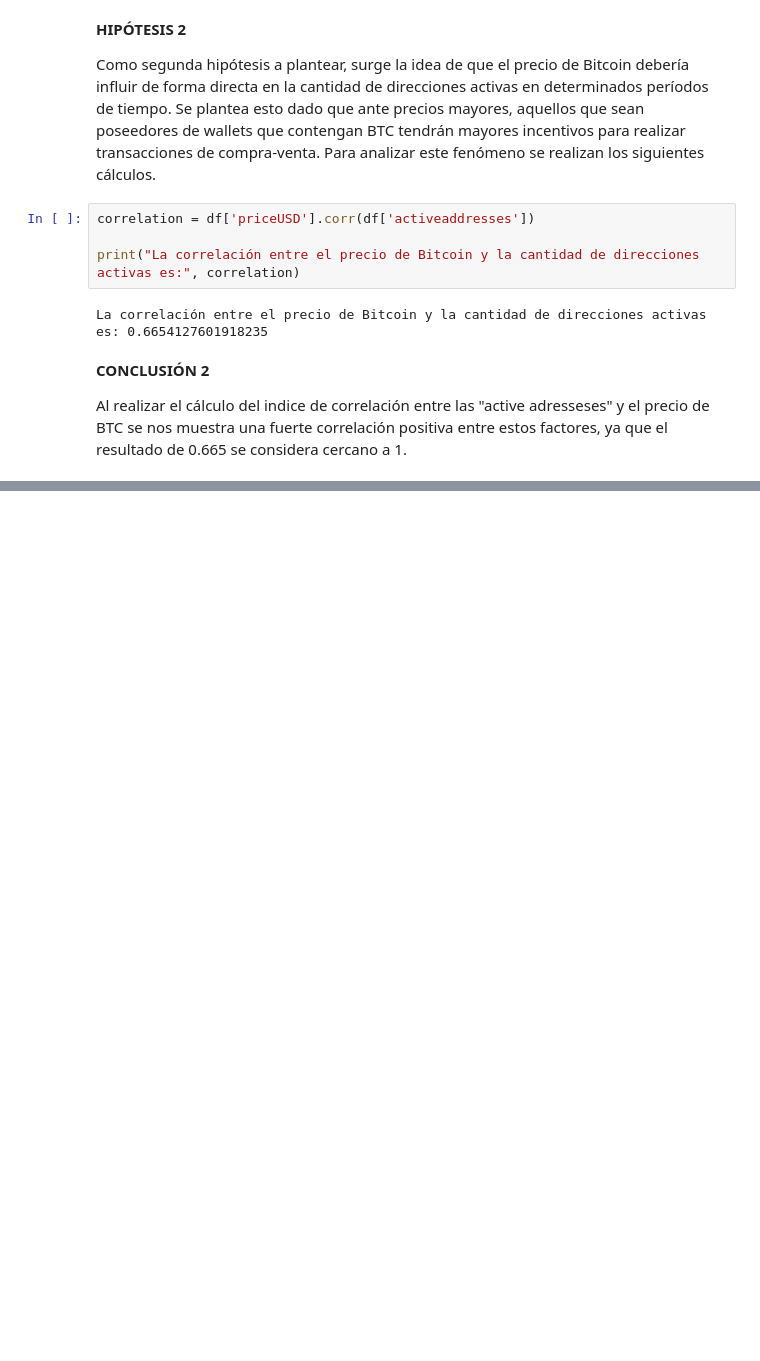
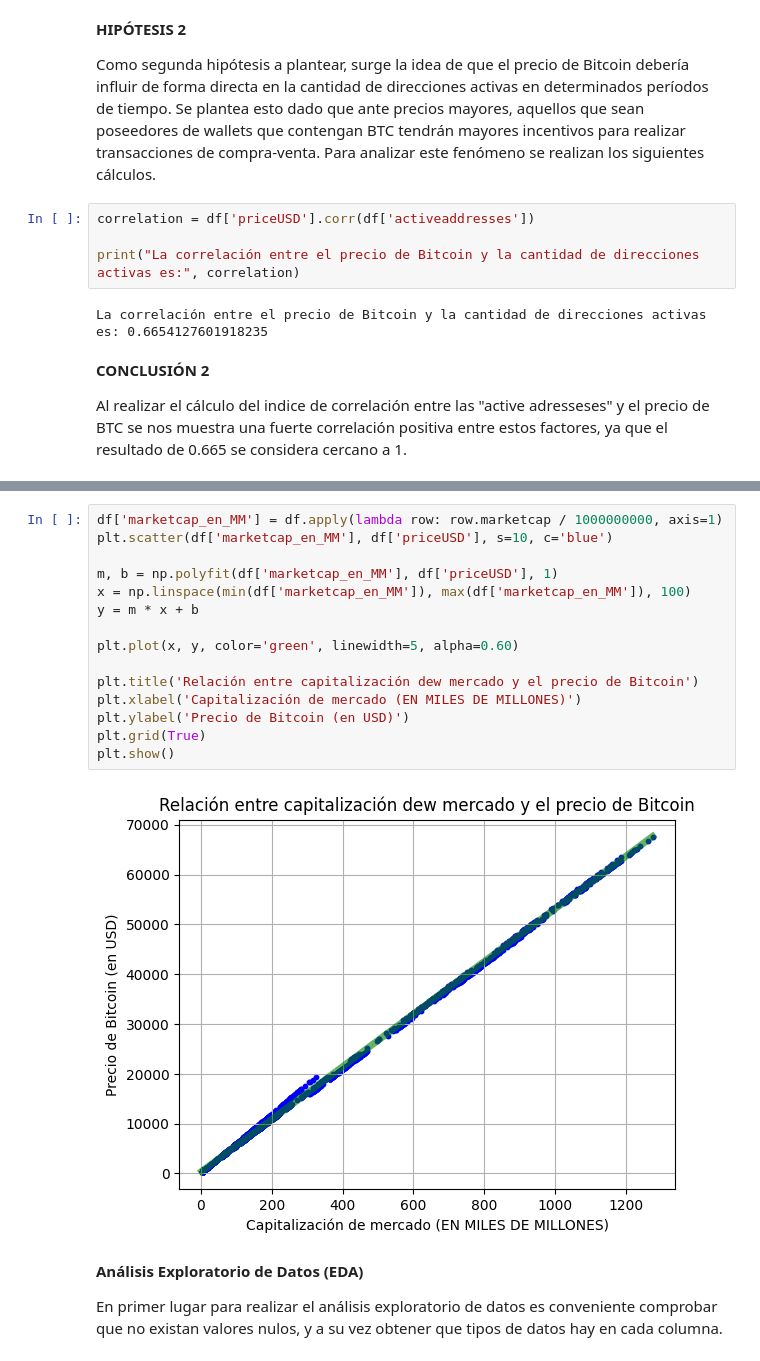
Before and after one commit to MartinMF88/Proyecto_DataScience_Coder, a Jupyter notebook: notebooks/PrimeraEntrega_Martinez.ipynb, the cells around one changed output, grey strips where cells are left out. Cells and saved outputs as stored; diff of their text form; blank space fills up the shorter version.

Commit message:
Primer entrega proyecto final (2)

```diff
--- a/notebooks/PrimeraEntrega_Martinez.ipynb
+++ b/notebooks/PrimeraEntrega_Martinez.ipynb
@@ -96,0 +116,21 @@ Al realizar el cálculo del indice de correlación entre las "active adresseses"
+# %%
+df['marketcap_en_MM'] = df.apply(lambda row: row.marketcap / 1000000000, axis=1)
+plt.scatter(df['marketcap_en_MM'], df['priceUSD'], s=10, c='blue')
+
+m, b = np.polyfit(df['marketcap_en_MM'], df['priceUSD'], 1)
+x = np.linspace(min(df['marketcap_en_MM']), max(df['marketcap_en_MM']), 100)
+y = m * x + b
+
+plt.plot(x, y, color='green', linewidth=5, alpha=0.60)
+
+plt.title('Relación entre capitalización dew mercado y el precio de Bitcoin')
+plt.xlabel('Capitalización de mercado (EN MILES DE MILLONES)')
+plt.ylabel('Precio de Bitcoin (en USD)')
+plt.grid(True)
+plt.show()
+# %% [output]
+[figure, added]
+# %% [markdown]
+**Análisis Exploratorio de Datos (EDA)**
+
+En primer lugar para realizar el análisis exploratorio de datos es conveniente comprobar que no existan valores nulos, y a su vez obtener que tipos de datos hay en cada columna.
```
Also changed, not shown: parts of 16 cells of this notebook.
